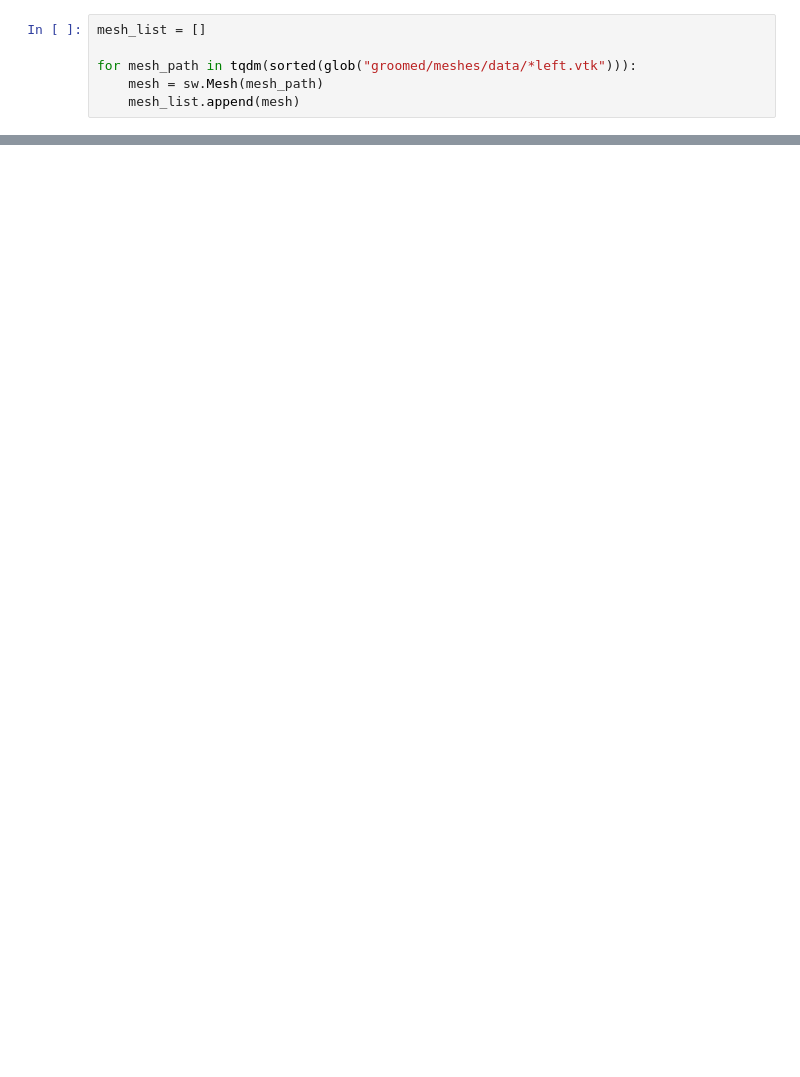
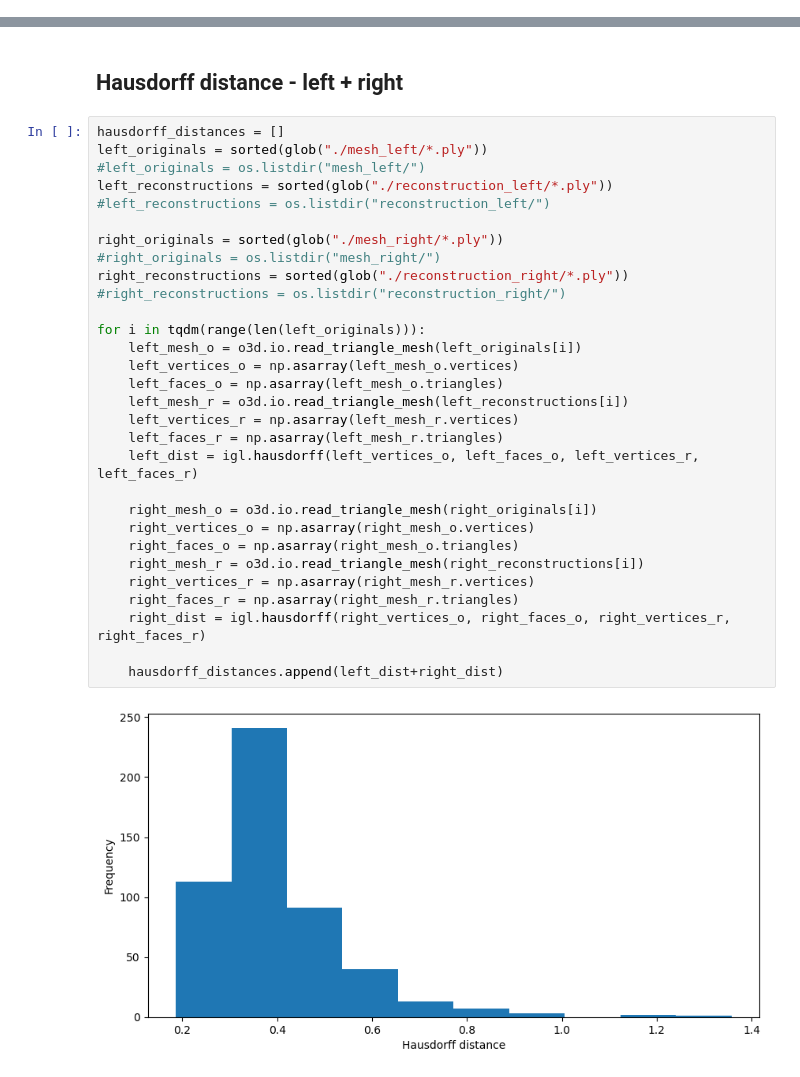
Before and after one commit to hannesk95/ExplainingAnatomicalShapeVariability, a Jupyter notebook: src/ShapeWorks/reconstruction.ipynb, the cells around one changed output, grey strips where cells are left out. Cells and saved outputs as stored; diff of their text form; blank space fills up the shorter version.

```diff
--- a/src/ShapeWorks/reconstruction.ipynb
+++ b/src/ShapeWorks/reconstruction.ipynb
@@ -34,6 +19,0 @@ original_particles = np.array(particle_list)
-# %%
-mesh_list = []
-
-for mesh_path in tqdm(sorted(glob("groomed/meshes/data/*left.vtk"))):
-    mesh = sw.Mesh(mesh_path)
-    mesh_list.append(mesh)
@@ -58,0 +72,34 @@ plt.show()
+# %% [markdown]
+## Hausdorff distance - left + right
+# %%
+hausdorff_distances = []
+left_originals = sorted(glob("./mesh_left/*.ply"))
+#left_originals = os.listdir("mesh_left/")
+left_reconstructions = sorted(glob("./reconstruction_left/*.ply"))
+#left_reconstructions = os.listdir("reconstruction_left/")
+
+right_originals = sorted(glob("./mesh_right/*.ply"))
+#right_originals = os.listdir("mesh_right/")
+right_reconstructions = sorted(glob("./reconstruction_right/*.ply"))
+#right_reconstructions = os.listdir("reconstruction_right/")
+
+for i in tqdm(range(len(left_originals))):
+    left_mesh_o = o3d.io.read_triangle_mesh(left_originals[i])
+    left_vertices_o = np.asarray(left_mesh_o.vertices)
+    left_faces_o = np.asarray(left_mesh_o.triangles)
+    left_mesh_r = o3d.io.read_triangle_mesh(left_reconstructions[i])
+    left_vertices_r = np.asarray(left_mesh_r.vertices)
+    left_faces_r = np.asarray(left_mesh_r.triangles)
+    left_dist = igl.hausdorff(left_vertices_o, left_faces_o, left_vertices_r, left_faces_r)
+
+    right_mesh_o = o3d.io.read_triangle_mesh(right_originals[i])
+    right_vertices_o = np.asarray(right_mesh_o.vertices)
+    right_faces_o = np.asarray(right_mesh_o.triangles)
+    right_mesh_r = o3d.io.read_triangle_mesh(right_reconstructions[i])
+    right_vertices_r = np.asarray(right_mesh_r.vertices)
+    right_faces_r = np.asarray(right_mesh_r.triangles)
+    right_dist = igl.hausdorff(right_vertices_o, right_faces_o, right_vertices_r, right_faces_r)
+
+    hausdorff_distances.append(left_dist+right_dist)
+# %% [output]
+[figure, added]
```
Also changed, not shown: parts of 26 cells of this notebook, 1 other file.
